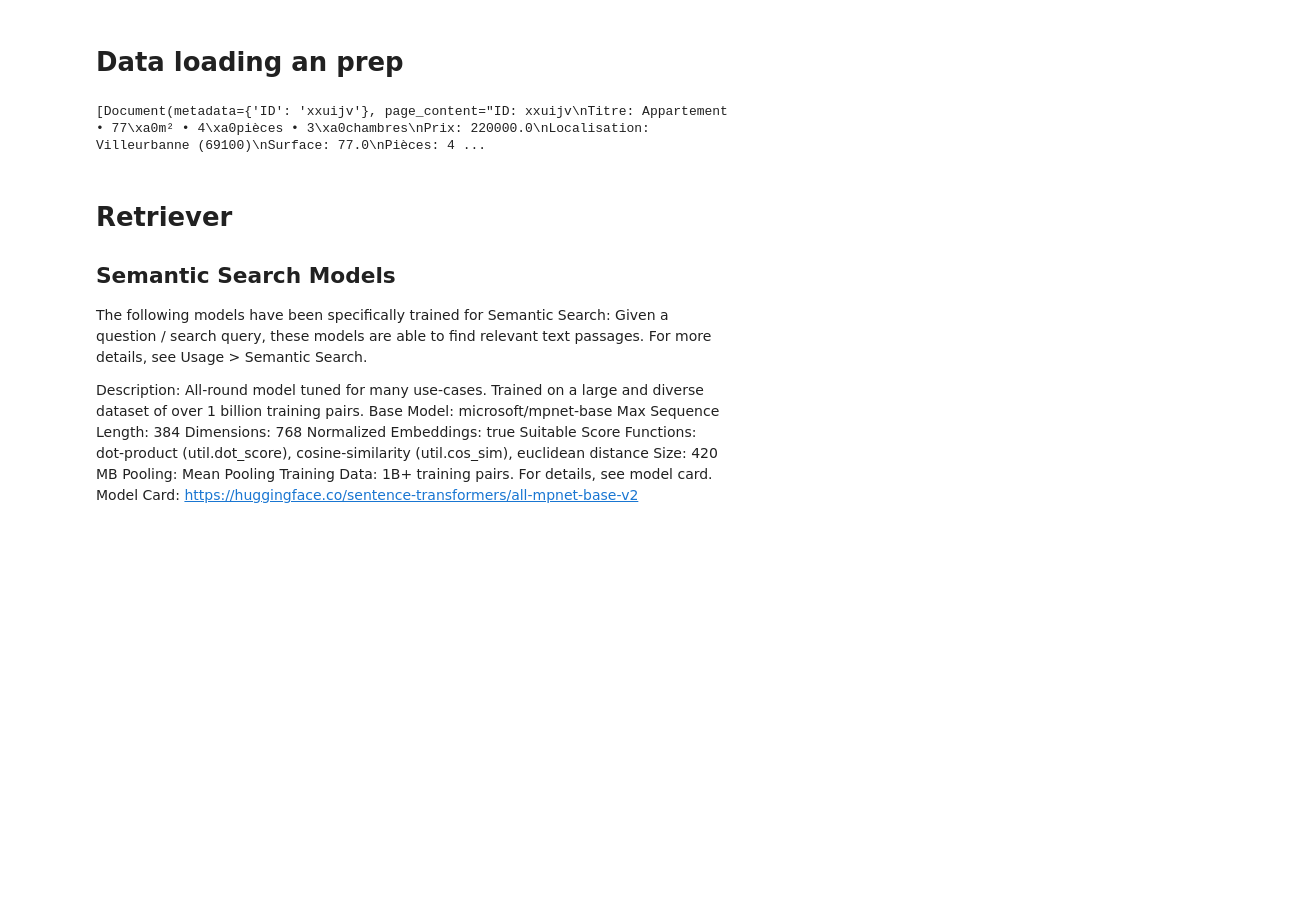
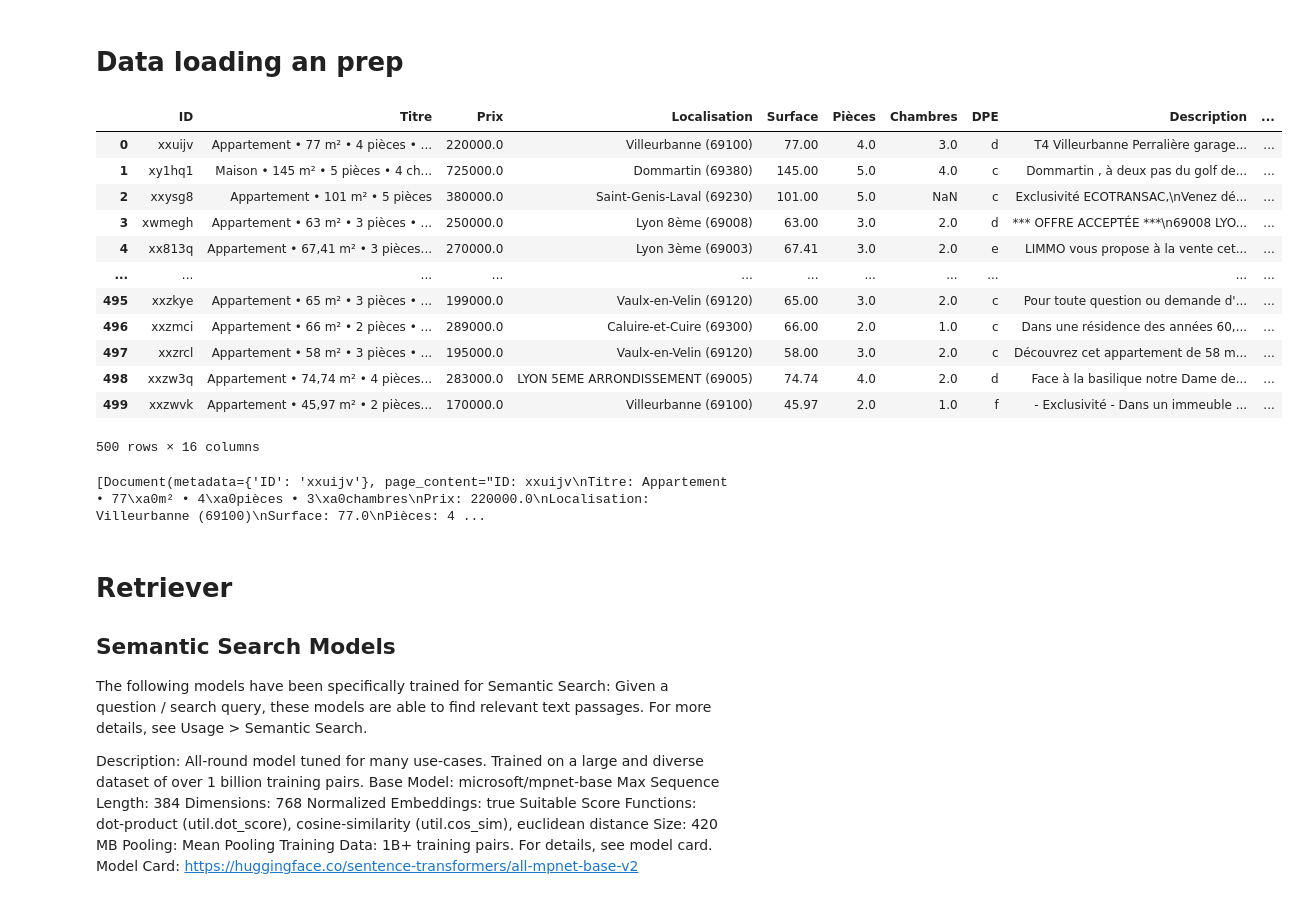
Before and after one commit to JPFuquenPaez/Immo-Agentic-RAG, a Jupyter notebook: master_notebook.ipynb, the cells around one changed output. Saved outputs shown, nothing was run; the diff lists cells and outputs as text; code cells hidden in the pictures; blank space fills up the shorter version.

```diff
--- a/master_notebook.ipynb
+++ b/master_notebook.ipynb
@@ -44,6 +44,22 @@ def entry_to_document(entry):
 
 # Convert dataset entries into Document objects
 docs = [ entry_to_document(row) for _, row in df.iterrows() ]
+# %%
+df
+# %% [output]
+|  | ID | Titre | Prix | Localisation | Surface | Pièces | Chambres | DPE | Description | ... |
+| 0 | xxuijv | Appartement • 77 m² • 4 pièces • ... | 220000.0 | Villeurbanne (69100) | 77.00 | 4.0 | 3.0 | d | T4 Villeurbanne Perralière garage... | ... |
+| 1 | xy1hq1 | Maison • 145 m² • 5 pièces • 4 ch... | 725000.0 | Dommartin (69380) | 145.00 | 5.0 | 4.0 | c | Dommartin , à deux pas du golf de... | ... |
+| 2 | xxysg8 | Appartement • 101 m² • 5 pièces | 380000.0 | Saint-Genis-Laval (69230) | 101.00 | 5.0 | NaN | c | Exclusivité ECOTRANSAC,\nVenez dé... | ... |
+| 3 | xwmegh | Appartement • 63 m² • 3 pièces • ... | 250000.0 | Lyon 8ème (69008) | 63.00 | 3.0 | 2.0 | d | *** OFFRE ACCEPTÉE ***\n69008 LYO... | ... |
+| 4 | xx813q | Appartement • 67,41 m² • 3 pièces... | 270000.0 | Lyon 3ème (69003) | 67.41 | 3.0 | 2.0 | e | LIMMO vous propose à la vente cet... | ... |
+| ... | ... | ... | ... | ... | ... | ... | ... | ... | ... | ... |
+| 495 | xxzkye | Appartement • 65 m² • 3 pièces • ... | 199000.0 | Vaulx-en-Velin (69120) | 65.00 | 3.0 | 2.0 | c | Pour toute question ou demande d'... | ... |
+| 496 | xxzmci | Appartement • 66 m² • 2 pièces • ... | 289000.0 | Caluire-et-Cuire (69300) | 66.00 | 2.0 | 1.0 | c | Dans une résidence des années 60,... | ... |
+| 497 | xxzrcl | Appartement • 58 m² • 3 pièces • ... | 195000.0 | Vaulx-en-Velin (69120) | 58.00 | 3.0 | 2.0 | c | Découvrez cet appartement de 58 m... | ... |
+| 498 | xxzw3q | Appartement • 74,74 m² • 4 pièces... | 283000.0 | LYON 5EME ARRONDISSEMENT (69005) | 74.74 | 4.0 | 2.0 | d | Face à la basilique notre Dame de... | ... |
+| 499 | xxzwvk | Appartement • 45,97 m² • 2 pièces... | 170000.0 | Villeurbanne (69100) | 45.97 | 2.0 | 1.0 | f | - Exclusivité - Dans un immeuble ... | ... |
+500 rows × 16 columns
 # %%
 docs[:1] # sample
 # %% [output]
```
Also changed, not shown: 6 other files.
